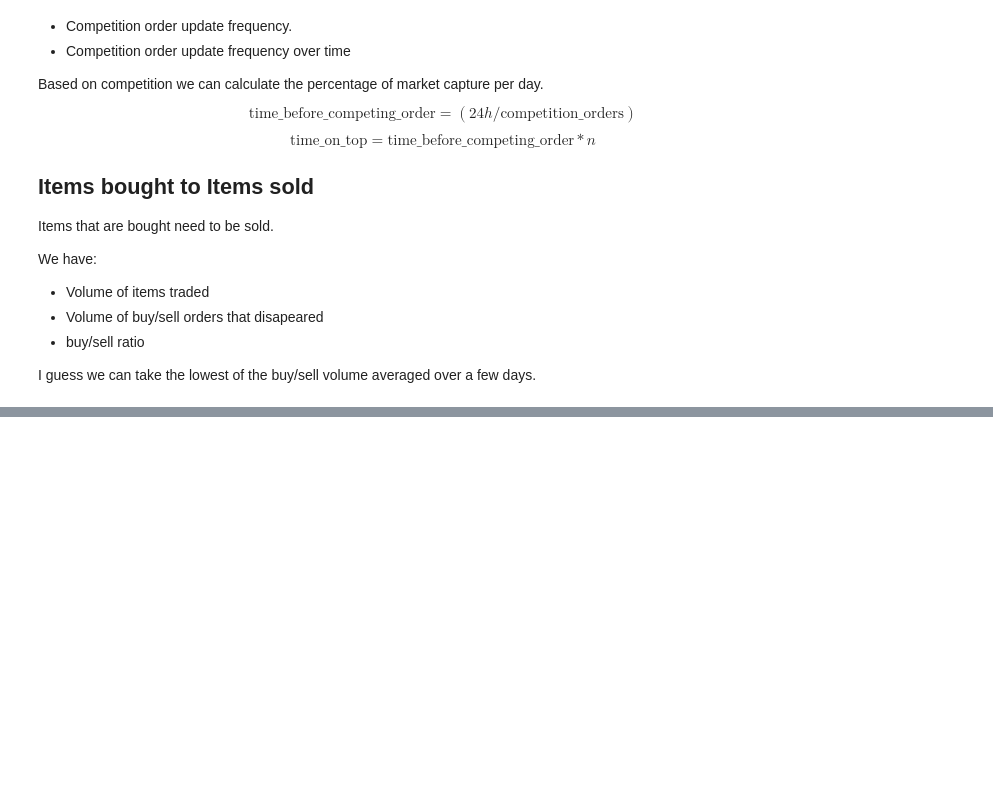
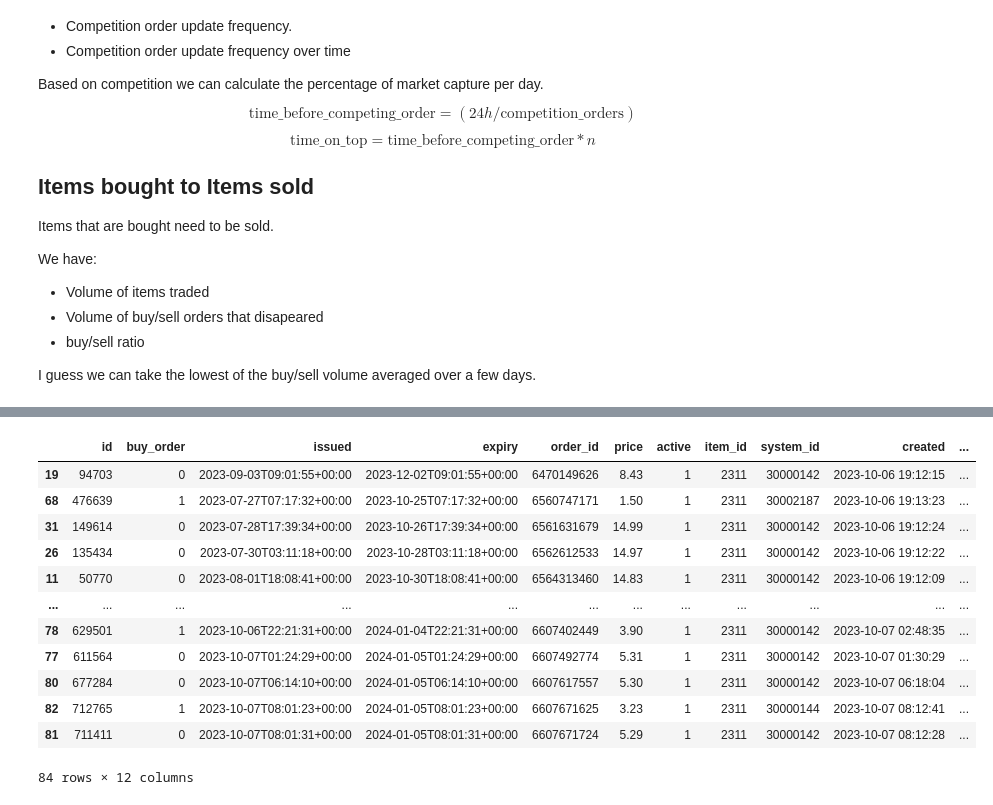
Before and after one commit to BlockCat/eve_noice2, a Jupyter notebook: playing.ipynb, the cells around one changed output, grey strips where cells are left out. Saved outputs shown, nothing was run; the diff lists cells and outputs as text; code cells hidden in the pictures; blank space fills up the shorter version.

```diff
--- a/playing.ipynb
+++ b/playing.ipynb
@@ -148,3 +136,20 @@ order_34
+# %%
+order_34 = market_orders
+order_34.sort_values(by=['order_id', 'issued'])
+# %% [output]
+|  | id | buy_order | issued | expiry | order_id | price | active | item_id | system_id | created | ... |
+| 19 | 94703 | 0 | 2023-09-03T09:01:55+00:00 | 2023-12-02T09:01:55+00:00 | 6470149626 | 8.43 | 1 | 2311 | 30000142 | 2023-10-06 19:12:15 | ... |
+| 68 | 476639 | 1 | 2023-07-27T07:17:32+00:00 | 2023-10-25T07:17:32+00:00 | 6560747171 | 1.50 | 1 | 2311 | 30002187 | 2023-10-06 19:13:23 | ... |
+| 31 | 149614 | 0 | 2023-07-28T17:39:34+00:00 | 2023-10-26T17:39:34+00:00 | 6561631679 | 14.99 | 1 | 2311 | 30000142 | 2023-10-06 19:12:24 | ... |
+| 26 | 135434 | 0 | 2023-07-30T03:11:18+00:00 | 2023-10-28T03:11:18+00:00 | 6562612533 | 14.97 | 1 | 2311 | 30000142 | 2023-10-06 19:12:22 | ... |
+| 11 | 50770 | 0 | 2023-08-01T18:08:41+00:00 | 2023-10-30T18:08:41+00:00 | 6564313460 | 14.83 | 1 | 2311 | 30000142 | 2023-10-06 19:12:09 | ... |
+| ... | ... | ... | ... | ... | ... | ... | ... | ... | ... | ... | ... |
+| 78 | 629501 | 1 | 2023-10-06T22:21:31+00:00 | 2024-01-04T22:21:31+00:00 | 6607402449 | 3.90 | 1 | 2311 | 30000142 | 2023-10-07 02:48:35 | ... |
+| 77 | 611564 | 0 | 2023-10-07T01:24:29+00:00 | 2024-01-05T01:24:29+00:00 | 6607492774 | 5.31 | 1 | 2311 | 30000142 | 2023-10-07 01:30:29 | ... |
+| 80 | 677284 | 0 | 2023-10-07T06:14:10+00:00 | 2024-01-05T06:14:10+00:00 | 6607617557 | 5.30 | 1 | 2311 | 30000142 | 2023-10-07 06:18:04 | ... |
+| 82 | 712765 | 1 | 2023-10-07T08:01:23+00:00 | 2024-01-05T08:01:23+00:00 | 6607671625 | 3.23 | 1 | 2311 | 30000144 | 2023-10-07 08:12:41 | ... |
+| 81 | 711411 | 0 | 2023-10-07T08:01:31+00:00 | 2024-01-05T08:01:31+00:00 | 6607671724 | 5.29 | 1 | 2311 | 30000142 | 2023-10-07 08:12:28 | ... |
+84 rows × 12 columns
 # %%
 order_34 = order_34[order_34.groupby('order_id')['order_id'].transform('size') > 1]
 order_34
```
Also changed, not shown: parts of 4 cells of this notebook, 6 other files.
